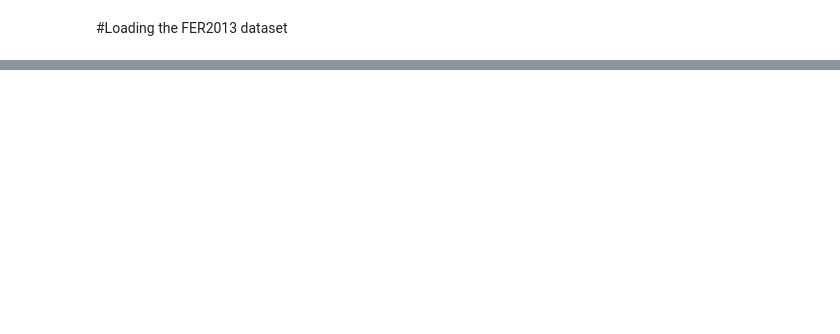
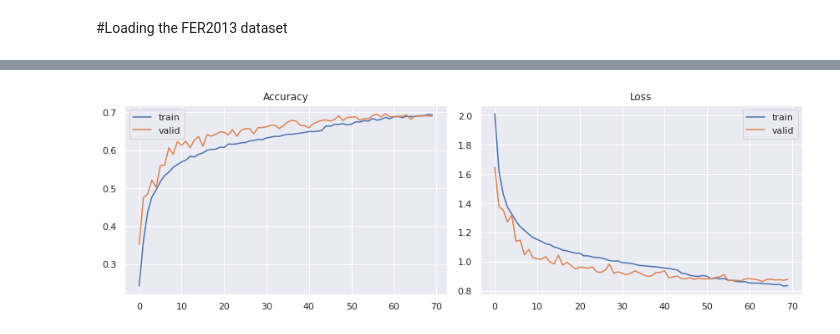
Before and after one commit to mansi-98/Real_time_emotion_detection, a Jupyter notebook: Emotion_Anaysis.ipynb, the cells around one changed output, grey strips where cells are left out. Cells and saved outputs as stored; diff of their text form; code cells hidden in the pictures; blank space fills up the shorter version.

```diff
--- a/Emotion_Anaysis.ipynb
+++ b/Emotion_Anaysis.ipynb
@@ -259,0 +113,3 @@ print("Best Score: ", random_search_results.best_score_, "and Best Params: ", ra
+# %%
+img_array = df.pixels.apply(lambda x: np.array(x.split(' ')).reshape(48, 48, 1).astype('float32'))
+img_array = np.stack(img_array, axis=0)
@@ -259,0 +201,24 @@ print("Best Score: ", random_search_results.best_score_, "and Best Params: ", ra
+# %%
+"""
+I used two callbacks one is `early stopping` for avoiding overfitting training data
+and other `ReduceLROnPlateau` for learning rate.
+"""
+
+early_stopping = EarlyStopping(monitor='val_accuracy',min_delta=0.00005,patience=11,verbose=1,restore_best_weights=True,)
+
+lr_scheduler = ReduceLROnPlateau(  monitor='val_accuracy',  factor=0.5,  patience=7,  min_lr=1e-7,  verbose=1,)
+
+callbacks = [ early_stopping,lr_scheduler,]
+# %%
+# As the data in hand is less as compared to the task so ImageDataGenerator is good to go.
+train_datagen = ImageDataGenerator(rotation_range=15,width_shift_range=0.15,height_shift_range=0.15,shear_range=0.15,zoom_range=0.15,horizontal_flip=True,)
+train_datagen.fit(X_train)
+# %%
+batch_size = 32 #batch size of 32 performs the best.
+epochs = 100
+optims = [ optimizers.Nadam(learning_rate=0.001, beta_1=0.9, beta_2=0.999, epsilon=1e-07, name='Nadam'), optimizers.Adam(0.001),]
+
+# I tried both `Nadam` and `Adam`, the difference in results is not different but I finally went with Nadam as it is more popular.
+model = build_net(optims[1])
+history = model.fit( train_datagen.flow(X_train, y_train, batch_size=batch_size),   validation_data=(X_valid, y_valid),   steps_per_epoch=len(X_train) / batch_size,
+                    epochs=epochs,callbacks=callbacks,use_multiprocessing=True)
@@ -259,0 +249,20 @@ print("Best Score: ", random_search_results.best_score_, "and Best Params: ", ra
+# %%
+sns.set()
+fig = pyplot.figure(0, (12, 4))
+
+ax = pyplot.subplot(1, 2, 1)
+sns.lineplot(history.epoch, history.history['accuracy'], label='train')
+sns.lineplot(history.epoch, history.history['val_accuracy'], label='valid')
+pyplot.title('Accuracy')
+pyplot.tight_layout()
+
+ax = pyplot.subplot(1, 2, 2)
+sns.lineplot(history.epoch, history.history['loss'], label='train')
+sns.lineplot(history.epoch, history.history['val_loss'], label='valid')
+pyplot.title('Loss')
+pyplot.tight_layout()
+
+pyplot.savefig('epoch_history_dcnn.png')
+pyplot.show()
+# %% [output]
+[figure, added]
```
Also changed, not shown: parts of 40 cells of this notebook.
